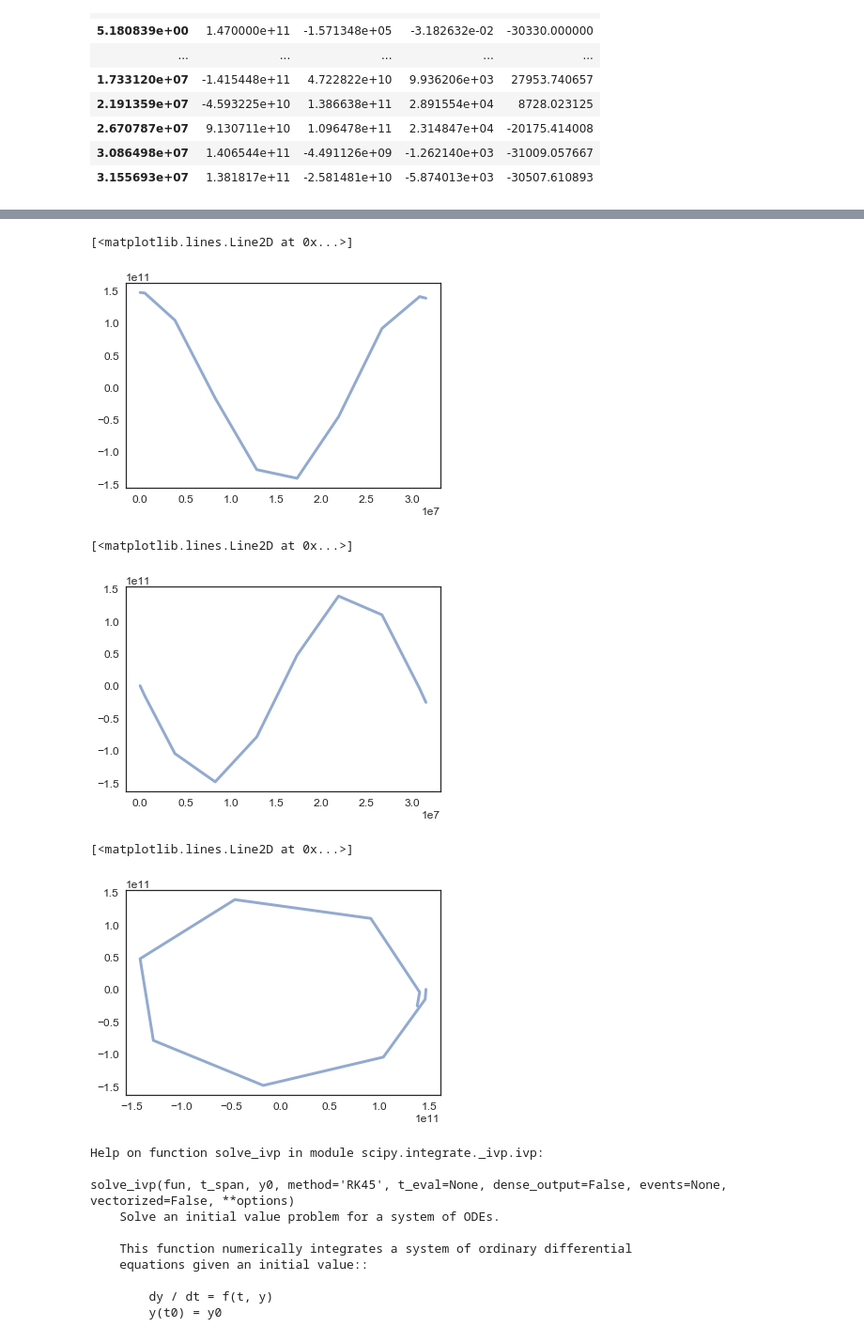
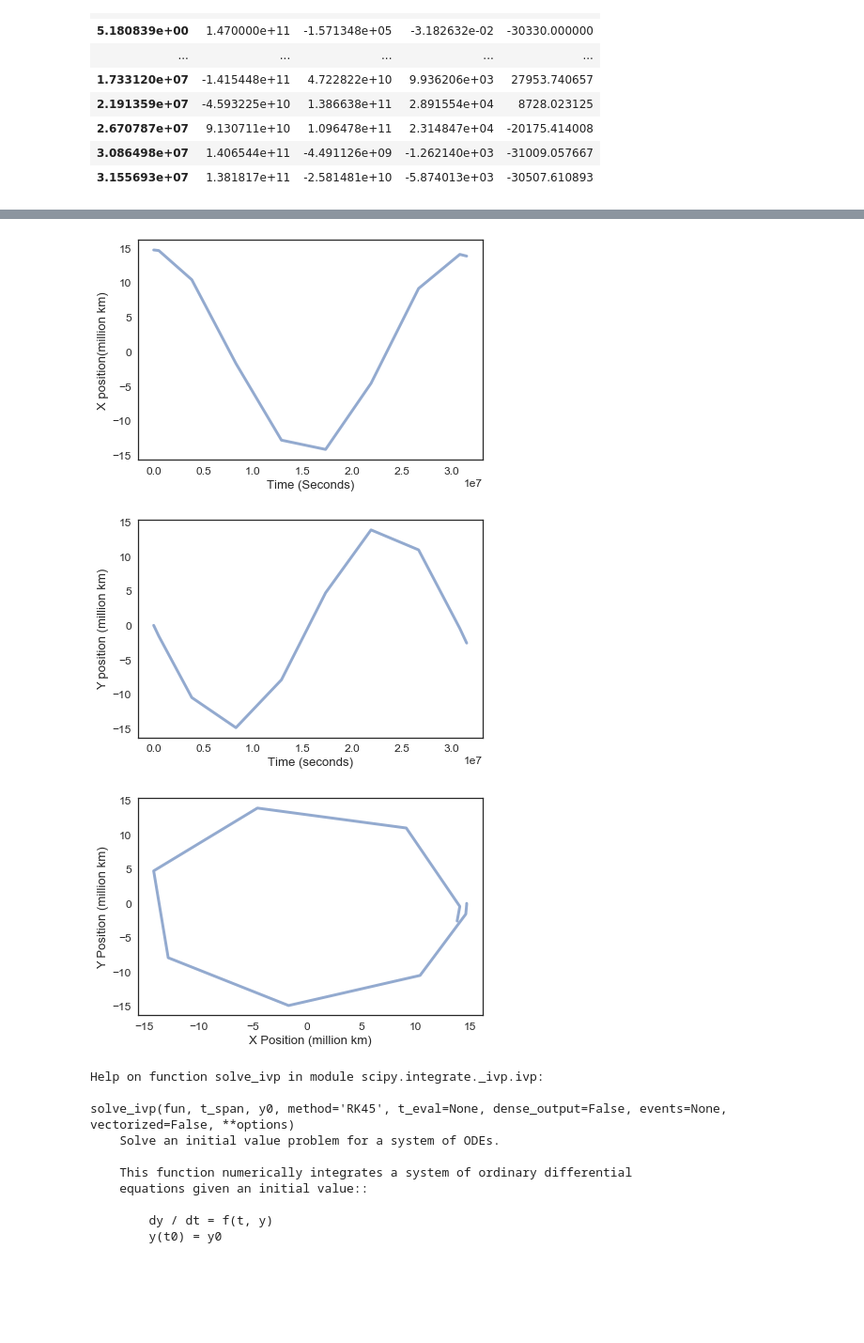
Before and after one commit to ThomasJagielski/ModSimPy, a Jupyter notebook: code/orbit_homework.ipynb, the cells around one changed output, grey strips where cells are left out. Shown at 94% size. Saved outputs shown, nothing was run; the diff lists cells and outputs as text; code cells hidden in the pictures; blank space fills up the shorter version.

```diff
--- a/code/orbit_homework.ipynb
+++ b/code/orbit_homework.ipynb
@@ -26,7 +26,7 @@ m = UNITS.meter
 r_0 = 147e9 * m
 
 init = State(x = r_0,
-             y = 0,
+             y = 0 * m,
              vx = 0 * m / s,
              vy = -30330 * m / s)
 # %% [output]
@@ -155,3 +155,8 @@ results
 | 2.670787e+07 | 9.130711e+10 | 1.096478e+11 | 2.314847e+04 | -20175.414008 |
 | 3.086498e+07 | 1.406544e+11 | -4.491126e+09 | -1.262140e+03 | -31009.057667 |
 | 3.155693e+07 | 1.381817e+11 | -2.581481e+10 | -5.874013e+03 | -30507.610893 |
+# %%
+# Scaling the distance to  million km
+
+x = results.x / 10e9
+y = results.y / 10e9
@@ -158,27 +181,24 @@ results
 # %%
-plot(results.x)
+plot(results.index, x)
 
-decorate(xlabel='Time (day)',
-         ylabel='Distance from sun (million km)')
+decorate(xlabel='Time (Seconds)',
+         ylabel='X position(million km)')
 # %% [output]
-[<matplotlib.lines.Line2D at 0x...>]
-[figure, old version]
+[figure, new version]
 # %%
-plot(results.y)
+plot(results.index, y)
 
-decorate(xlabel='Time (day)',
-         ylabel='Distance from sun (million km)')
+decorate(xlabel='Time (seconds)',
+         ylabel='Y position (million km)')
 # %% [output]
-[<matplotlib.lines.Line2D at 0x...>]
-[figure, old version]
+[figure, new version]
 # %%
-plot(results.x, results.y)
+plot(x, y)
 
-decorate(xlabel='Time (day)',
-         ylabel='Distance from sun (million km)')
+decorate(xlabel='X Position (million km)',
+         ylabel='Y Position (million km)')
 # %% [output]
-[<matplotlib.lines.Line2D at 0x...>]
-[figure, old version]
+[figure, new version]
 # %%
 help(solve_ivp)
 # %% [output]
```
Also changed, not shown: parts of 5 cells of this notebook.
